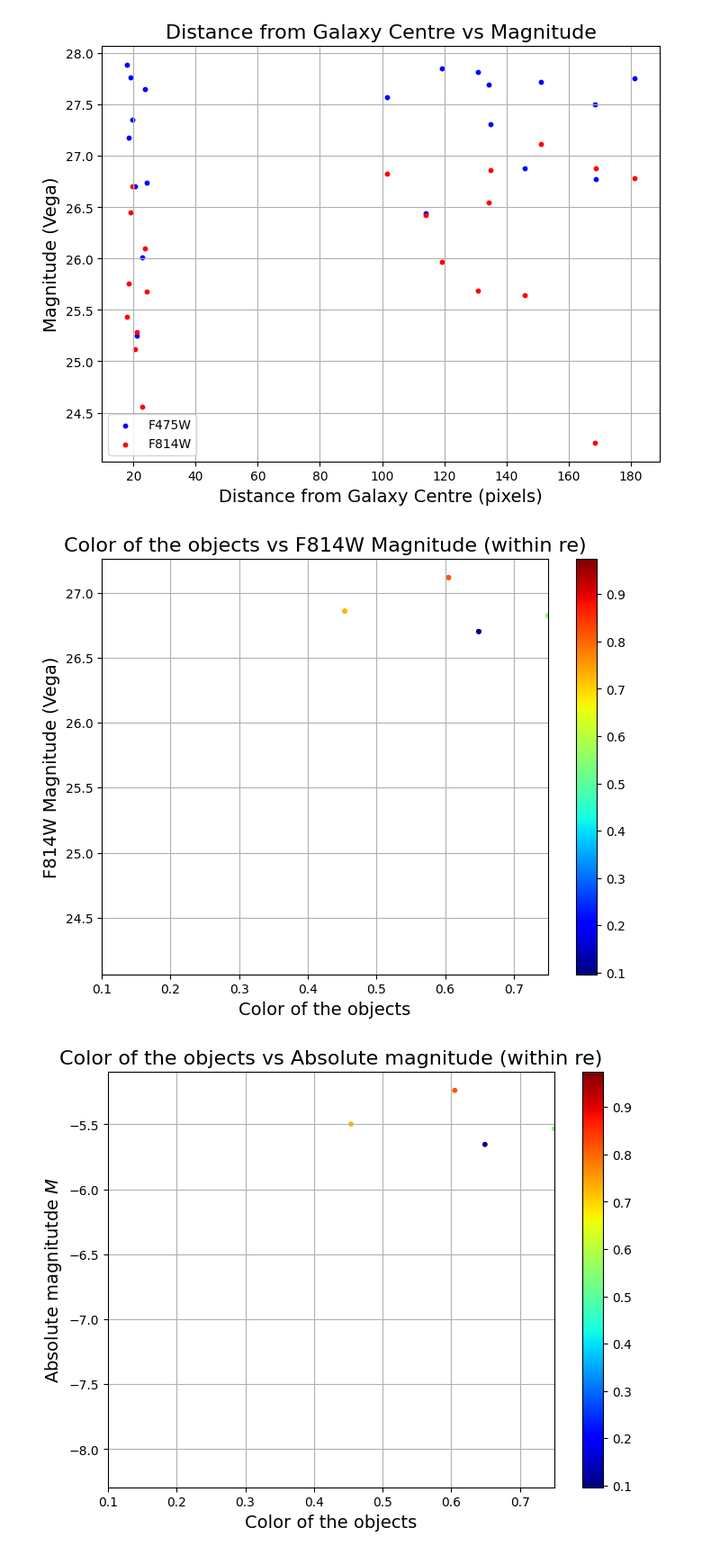
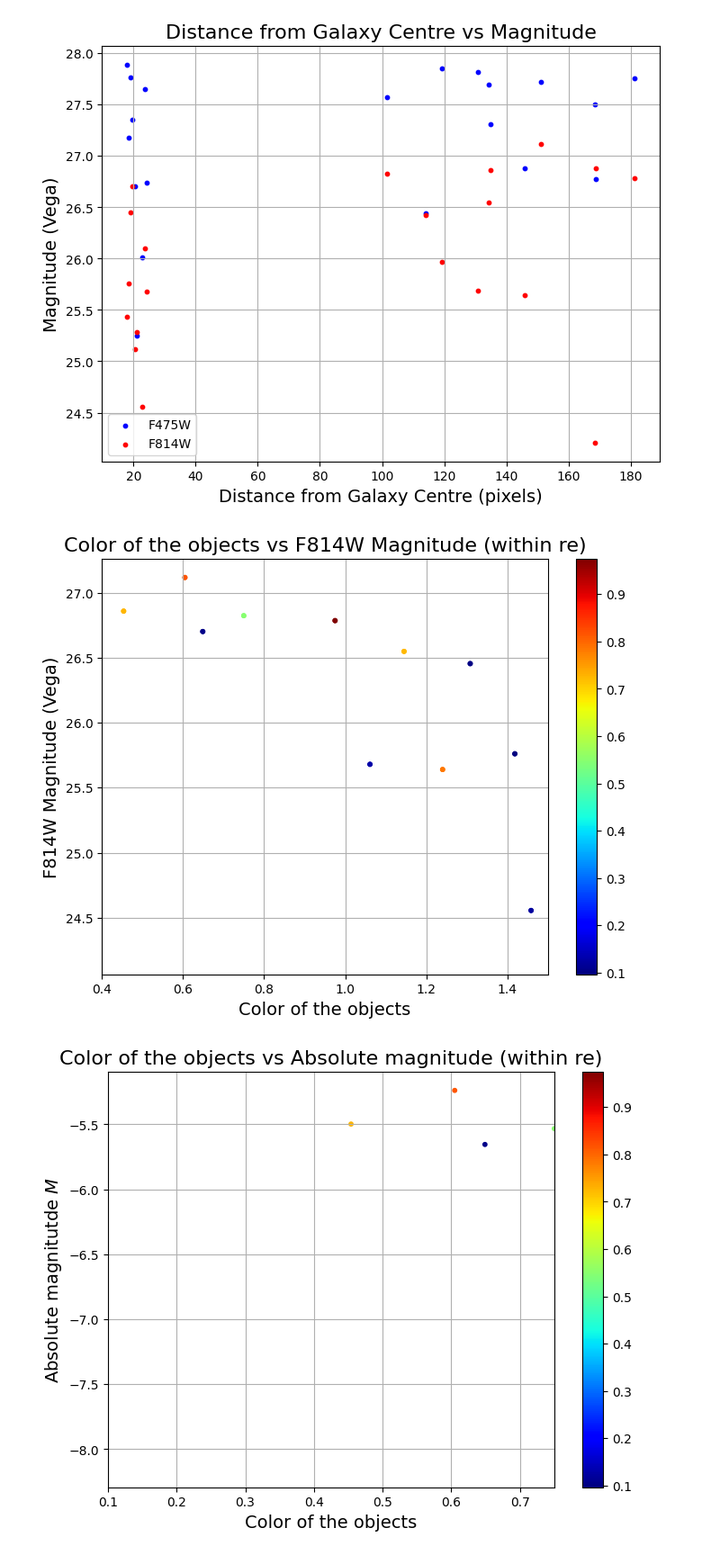
Before and after one commit to Ananth1-9/Research_work, a Jupyter notebook: Real_code/NSCID77.ipynb, the cells around one changed output. Shown at 90% size. Saved outputs shown, nothing was run; the diff lists cells and outputs as text; code cells hidden in the pictures.

```diff
--- a/Real_code/NSCID77.ipynb
+++ b/Real_code/NSCID77.ipynb
@@ -198,18 +198,18 @@ distgal_re77_n = distgal_re77/re_pixels77
 # %%
 #plotting a color vs magnitude for the objects within a re
 plt.figure(figsize=(8,6))
 
 plt.scatter(color77, f814mag_re77, c = distgal_re77_n,cmap = 'jet', s=10)
 plt.title('Color of the objects vs F814W Magnitude (within re)', fontsize=16)
 plt.xlabel('Color of the objects', fontsize=14)
 plt.ylabel('F814W Magnitude (Vega)', fontsize=14)
-plt.xlim(0.1, 0.75)
+plt.xlim(0.4, 1.5)
 plt.grid()
 plt.colorbar()
 plt.scatter(color77, f814mag_re77, c = distgal_re77_n,cmap = 'jet', s=10)
 plt.show()
 # %% [output]
-[figure, old version]
+[figure, new version]
 # %%
 #Converting into absolute Mag
 distgalpc0 = 29.6 * 1e6
```
Also changed, not shown: parts of 5 cells of this notebook.
